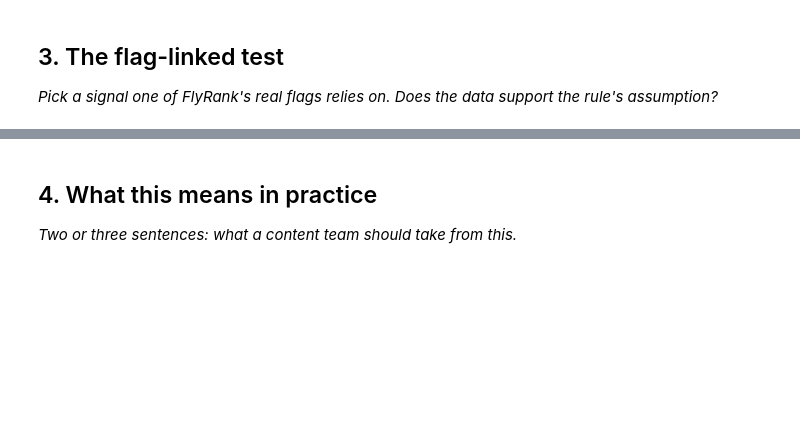
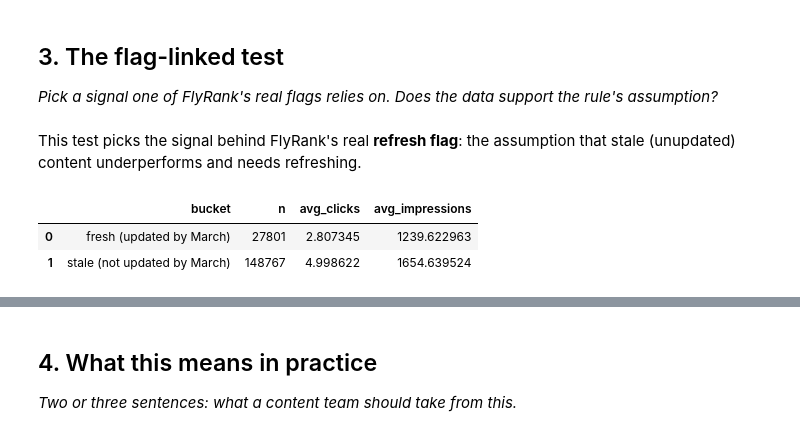
Before and after one commit to maryam12arshad17/flyrank-internship-ml, a Jupyter notebook: work/notebooks/w04_signal_audit.ipynb, the cells around one changed output, grey strips where cells are left out. Drawn from its saved outputs; the diff is of its cells as text; code cells hidden in the pictures; blank space fills up the shorter version.

```diff
--- a/work/notebooks/w04_signal_audit.ipynb
+++ b/work/notebooks/w04_signal_audit.ipynb
@@ -29,0 +161,9 @@ This skeleton is yours to fill. Work the sections **in order** — each one has
+# %% [markdown]
+This test picks the signal behind FlyRank's real **refresh flag**: the assumption
+that stale (unupdated) content underperforms and needs refreshing.
+# %%
+sig1  # same result as Section 2, Test #1
+# %% [output]
+|  | bucket | n | avg_clicks | avg_impressions |
+| 0 | fresh (updated by March) | 27801 | 2.807345 | 1239.622963 |
+| 1 | stale (not updated by March) | 148767 | 4.998622 | 1654.639524 |
```
Also changed, not shown: parts of 18 cells of this notebook.
